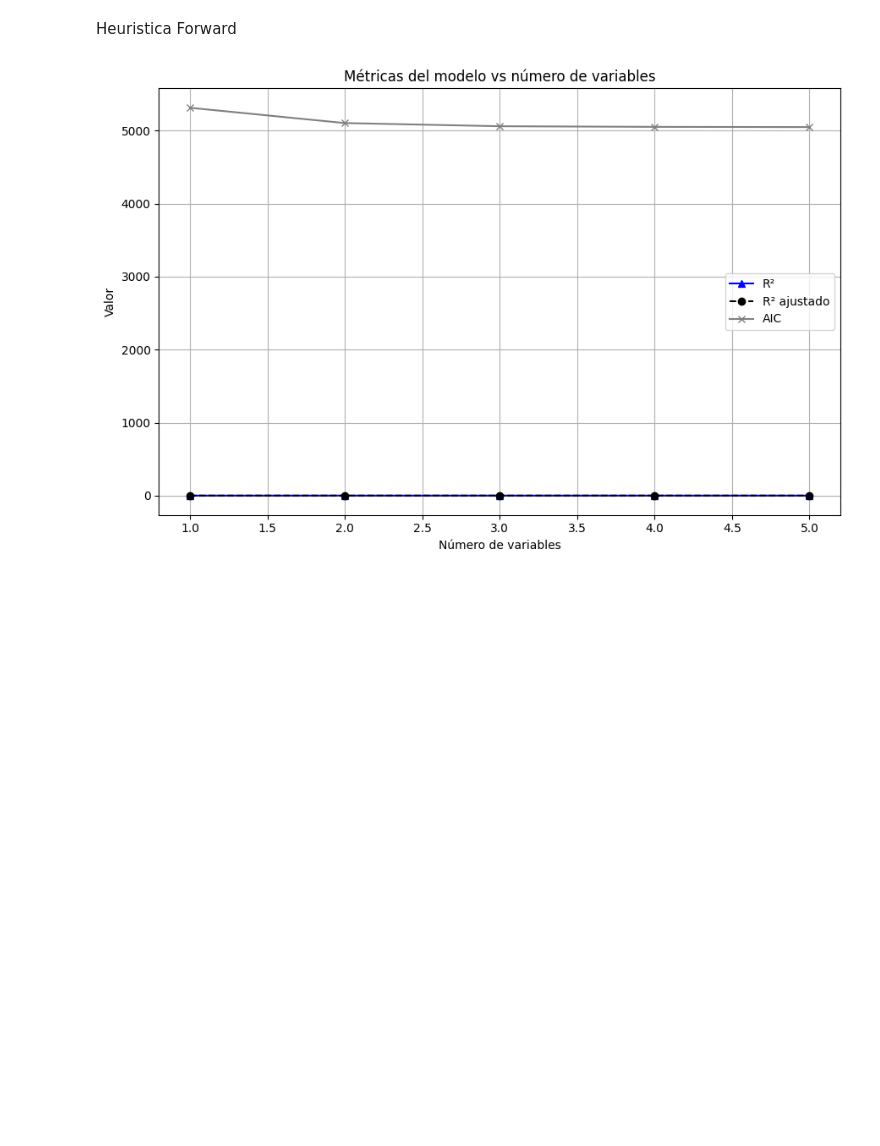
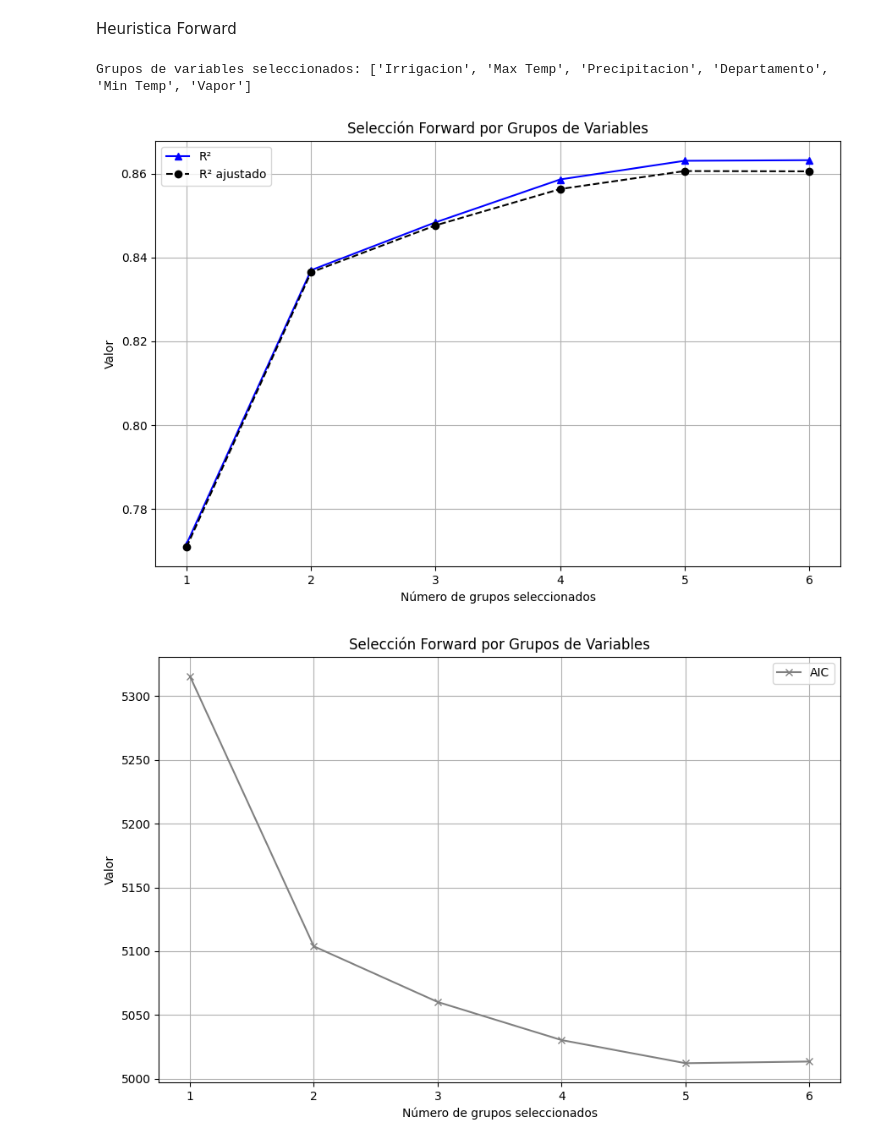
Before and after one commit to salvarezg0911/Modelos-de-prediccion-Tesis, a Jupyter notebook: Resultados/Modelos sin irrigacion.ipynb, the cells around one changed output. Saved outputs shown, nothing was run; the diff lists cells and outputs as text; code cells hidden in the pictures; blank space fills up the shorter version.

```diff
--- a/Resultados/Modelos sin irrigacion.ipynb
+++ b/Resultados/Modelos sin irrigacion.ipynb
@@ -442,0 +363,16 @@ y = df['Toneladas por hectaria']
+# %%
+features = ['Max Temp', 'Min Temp', 'Vapor', 'Precipitacion', "Departamento", "Irrigacion"]
+# Separar numéricas (que incluyen 'Irrigacion' que ya está binaria) y categóricas
+categorical_vars = ['Departamento','Irrigacion']
+numeric_vars = ['Max Temp', 'Min Temp', 'Vapor', 'Precipitacion', 'Irrigacion']
+# Forzar Departamento a categoría
+df['Departamento'] = df['Departamento'].astype('category')
+# Extraer
+X_num = df[numeric_vars]
+X_cat = pd.get_dummies(df[categorical_vars], drop_first=True).astype(int)
+
+# Juntar
+X = pd.concat([X_num, X_cat], axis=1)
+y = df['Toneladas por hectaria']
+
+y = df['Toneladas por hectaria']
@@ -443,53 +383,72 @@ y = df['Toneladas por hectaria']
 # %%
-import statsmodels.api as sm
-import matplotlib.pyplot as plt
+#grupos de variables
+groups = {
+    'Max Temp': ['Max Temp'],
+    'Min Temp': ['Min Temp'],
+    'Vapor': ['Vapor'],
+    'Precipitacion': ['Precipitacion'],
+    'Departamento': [col for col in X.columns if col.startswith('Departamento')],
+    'Irrigacion': [col for col in X.columns if col.startswith('Irrigacion')]
+}
 
-# Inicializar
-remaining = list(X.columns)
+remaining = list(groups.keys())  # Ahora los candidatos son grupos
 selected = []
 r2_list = []
 adj_r2_list = []
 aic_list = []
 num_vars = []
 
-# Selección forward paso a paso
+# Método forward
 while remaining:
-    best_pval = float('inf')
+    best_aic = float('inf')
     best_candidate = None
     best_model = None
 
     for candidate in remaining:
-        formula = selected + [candidate]
+        formula = sum([groups[var] for var in selected], []) + groups[candidate]  # Variables ya seleccionadas + nuevo grupo
         X_model = sm.add_constant(X[formula])
         model = sm.OLS(y, X_model).fit()
-        pval = model.pvalues[candidate]
-        if pval < 0.05 and pval < best_pval:
+        if model.aic < best_aic:
             best_candidate = candidate
-            best_pval = pval
+            best_aic = model.aic
             best_model = model
 
     if best_candidate:
         selected.append(best_candidate)
         remaining.remove(best_candidate)
 
         r2_list.append(best_model.rsquared)
         adj_r2_list.append(best_model.rsquared_adj)
         aic_list.append(best_model.aic)
         num_vars.append(len(selected))
     else:
         break
 
-# Gráfica como la que mostraste
+# 9. Resultados finales
+print("Grupos de variables seleccionados:", selected)
+
+# 10. Gráfica
 plt.figure(figsize=(9, 6))
 plt.plot(num_vars, r2_list, marker='^', label="R²", color='blue')
 plt.plot(num_vars, adj_r2_list, marker='o', linestyle='--', label="R² ajustado", color='black')
-plt.plot(num_vars, aic_list, marker='x', label="AIC", color='gray')
-plt.xlabel("Número de variables")
+plt.xlabel("Número de grupos seleccionados")
 plt.ylabel("Valor")
-plt.title("Métricas del modelo vs número de variables")
+plt.title("Selección Forward por Grupos de Variables")
 plt.legend()
 plt.grid(True)
 plt.tight_layout()
 plt.show()
+
+plt.figure(figsize=(9, 6))
+plt.plot(num_vars, aic_list, marker='x', label="AIC", color='gray')
+plt.xlabel("Número de grupos seleccionados")
+plt.ylabel("Valor")
+plt.title("Selección Forward por Grupos de Variables")
+plt.legend()
+plt.grid(True)
+plt.tight_layout()
+plt.show()
 # %% [output]
+Grupos de variables seleccionados: ['Irrigacion', 'Max Temp', 'Precipitacion', 'Departamento', 'Min Temp', 'Vapor']
-[figure, old version]
+[figure, new version]
+[figure, added]
```
Also changed, not shown: parts of 30 cells of this notebook, 1 other file.
